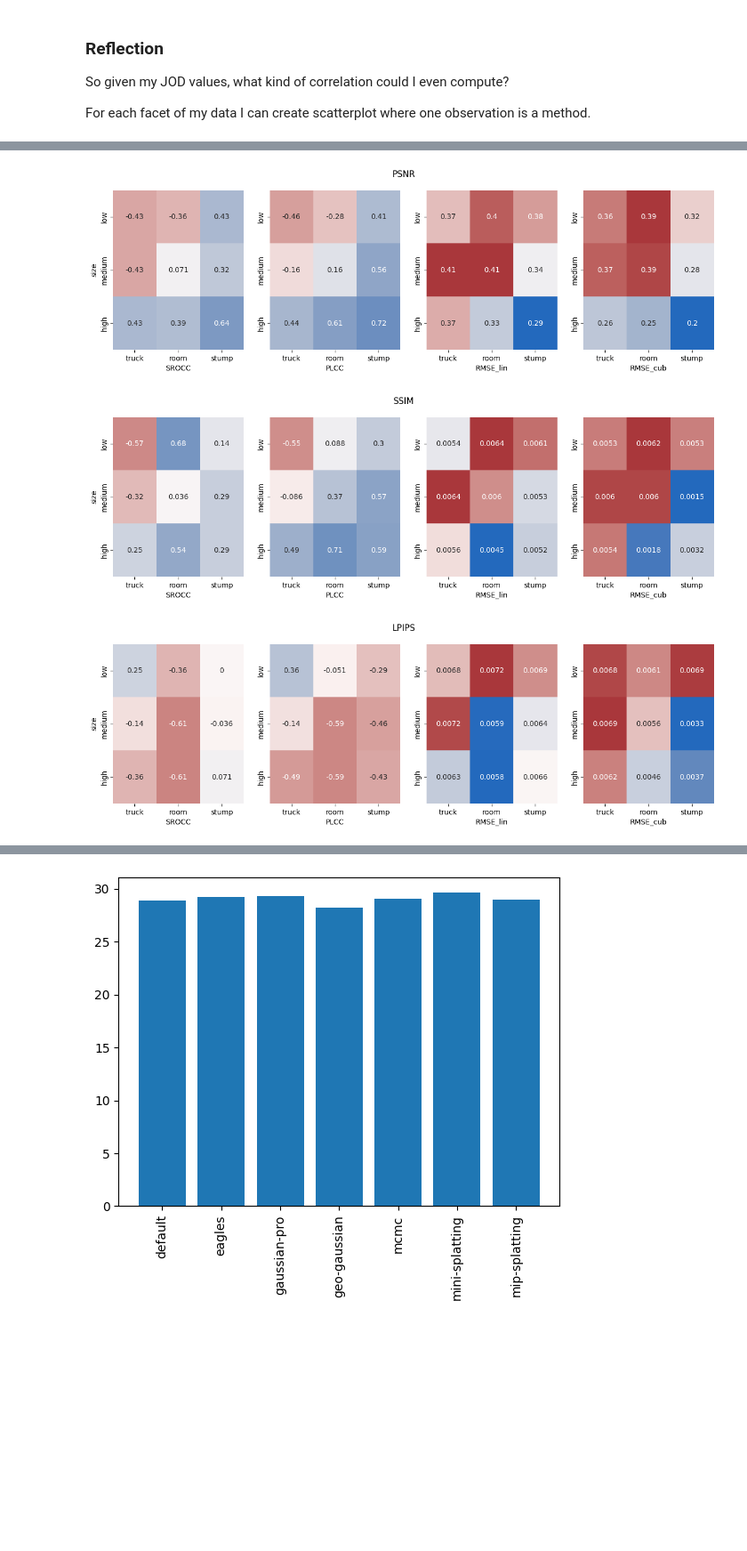
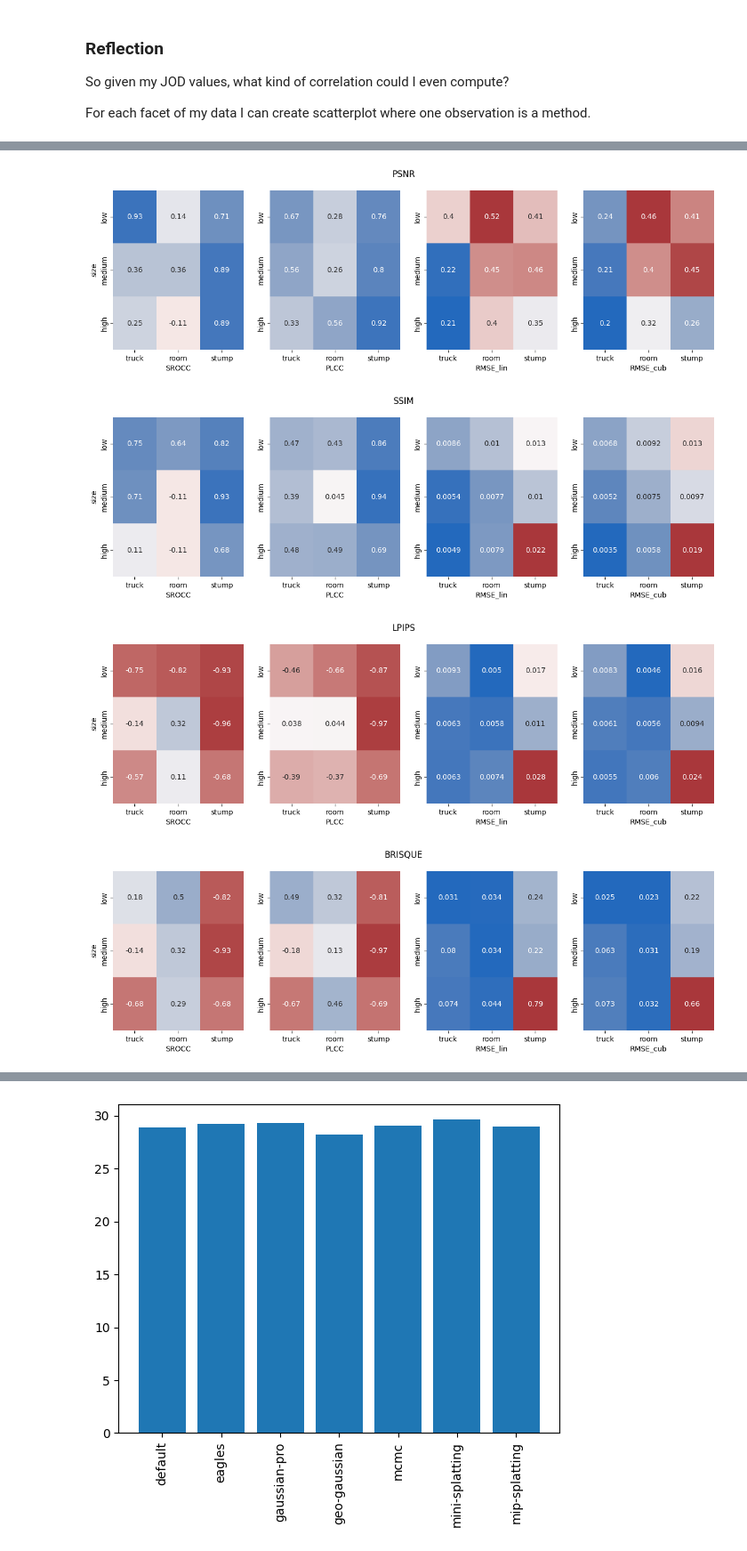
Before and after one commit to PaulErpen/final-data-analysis, a Jupyter notebook: joint-data-analysis.ipynb, the cells around one changed output, grey strips where cells are left out. Shown at 89% size. Drawn from its saved outputs; the diff is of its cells as text; code cells hidden in the pictures; blank space fills up the shorter version.

Commit message:
Include brisque

```diff
--- a/joint-data-analysis.ipynb
+++ b/joint-data-analysis.ipynb
@@ -71,13 +97,35 @@ def plot_quality_metric_against_jod(quality_metric: str = "psnr") -> pd.DataFram
                 .iloc[3:]
                 .rename(lambda x: "jod", axis=1)
             )
-            metric_single_facet = (
-                df_metrics[
-                    (df_metrics["dataset"] == "room") & (df_metrics["size"] == "low")
-                ]
-                .groupby(["model", "dataset", "size"])[quality_metric]
-                .median()
-            )
+            if quality_metric == "brisque":
+                metric_single_facet = (
+                    df_metrics[
+                        (df_metrics["dataset"] == dataset)
+                        & (df_metrics["size"] == size)
+                    ]
+                    .melt(
+                        id_vars=["model", "dataset", "size", "view_idx"],
+                        value_vars=[
+                            "brisque",
+                            "brisque_0",
+                            "brisque_1",
+                            "brisque_2",
+                            "brisque_3",
+                            "brisque_4",
+                        ],
+                    )
+                    .groupby(["model", "dataset", "size"])["value"]
+                    .mean()
+                )
+            else:
+                metric_single_facet = (
+                    df_metrics[
+                        (df_metrics["dataset"] == dataset)
+                        & (df_metrics["size"] == size)
+                    ]
+                    .groupby(["model", "dataset", "size"])[quality_metric]
+                    .mean()
+                )
             metrics_df = pd.DataFrame.from_dict(
                 {
                     "technique": [
@@ -113,11 +161,7 @@ def plot_quality_metric_against_jod(quality_metric: str = "psnr") -> pd.DataFram
                 }
             )
 
+    fig.suptitle(quality_metric)
     plt.show()
 
     return pd.DataFrame.from_records(records)
-
-
-df_psnr = plot_quality_metric_against_jod()
-df_ssim = plot_quality_metric_against_jod("ssim")
-df_lpips = plot_quality_metric_against_jod("lpips")
@@ -127,0 +180,2 @@ df_lpips = plot_quality_metric_against_jod("lpips")
+# %%
+df_brisque = plot_quality_metric_against_jod("brisque")
@@ -141,36 +197,38 @@ def plot_heatmap_for_metrics(dataframe: pd.DataFrame, title: str):
         )
         df_pivot.columns = df_pivot.columns.map(lambda x: x[1])
         df_pivot.index = pd.CategoricalIndex(
             df_pivot.index, categories=["low", "medium", "high"], ordered=True
         )
         df_pivot.sort_index(inplace=True)
         cmap = sns.color_palette("vlag", as_cmap=True).reversed()
         if "RMSE" in metric:
            cmap = cmap.reversed()
         sns.heatmap(
             df_pivot[["truck", "room", "stump"]],
             annot=True,
             ax=axs[i],
             cbar=False,
             cmap=cmap,
             vmin=None if "RMSE" in metric else -1,
             vmax=None if "RMSE" in metric else 1,
         )
         axs[i].set_xlabel(metric)
         if i > 0:
             axs[i].set_ylabel("")
 
     fig.suptitle(title)
     plt.show()
 
 
 plot_heatmap_for_metrics(df_psnr, "PSNR")
 plot_heatmap_for_metrics(df_ssim, "SSIM")
 plot_heatmap_for_metrics(df_lpips, "LPIPS")
+plot_heatmap_for_metrics(df_brisque, "BRISQUE")
 # %% [output]
-[figure, old version]
+[figure, new version]
-[figure, old version]
+[figure, new version]
-[figure, old version]
+[figure, new version]
+[figure, added]
 # %%
 from matplotlib import pyplot as plt
 
```
Also changed, not shown: parts of 8 cells of this notebook, 4 other files.
